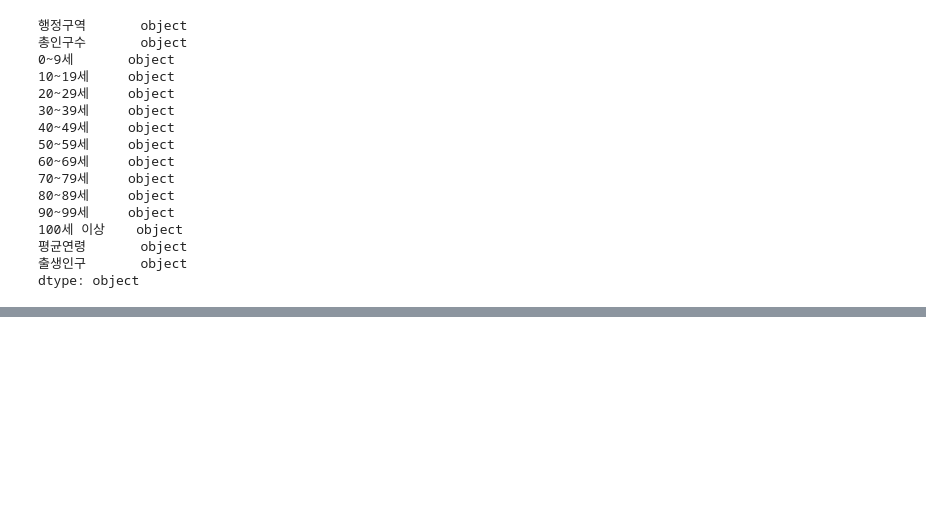
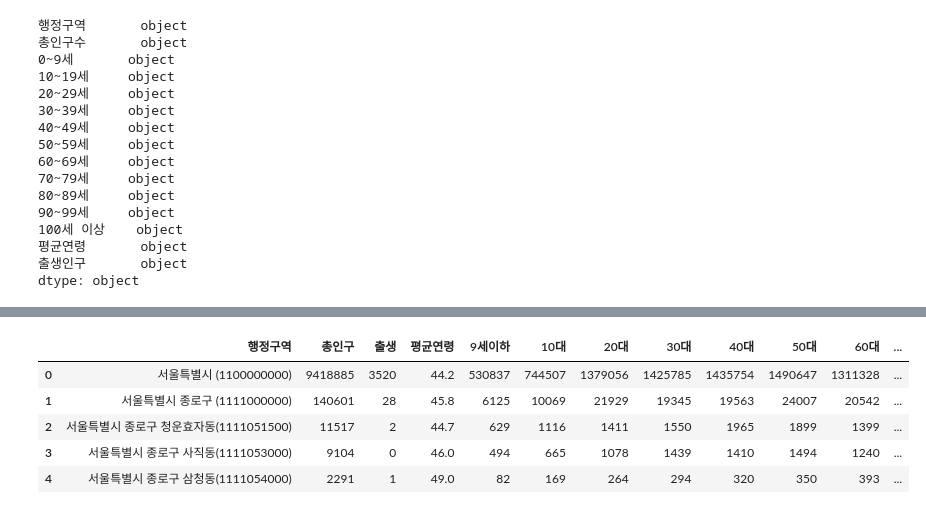
Before and after one commit to alexlee0318/Project_olive_index, a Jupyter notebook: data_ages_birth2.ipynb, the cells around one changed output, grey strips where cells are left out. Saved outputs shown, nothing was run; the diff lists cells and outputs as text; code cells hidden in the pictures; blank space fills up the shorter version.

```diff
--- a/data_ages_birth2.ipynb
+++ b/data_ages_birth2.ipynb
@@ -175,0 +171,4 @@ df[df['행정구역'].str.contains('전국')]
+# %%
+# 70~100세 컬럼 삭제
+df1.drop(df.columns[9:13], axis=1, inplace=True)
+df1.head(2)
@@ -175,0 +179,4 @@ df[df['행정구역'].str.contains('전국')]
+# %%
+# '70대 이상' 컬럼 위치 수정- insert, pop함수
+df1.insert(9, '70대 이상', df1.pop('70대 이상'))    # columns[9]가 되는 자리로 위치이동
+df1.head(2)
@@ -175,0 +203,4 @@ df[df['행정구역'].str.contains('전국')]
+# %%
+# tolist() 상태에서 컬럼 이름 재할당
+df1.columns = ['행정구역', '총인구','9세이하','10대','20대','30대','40대','50대','60대', '70대이상','평균연령','출생']
+df1.columns
@@ -175,0 +211,4 @@ df[df['행정구역'].str.contains('전국')]
+# %%
+# tolist() 상태에서 전체적인 컬럼 위치 바꿈(재할당)
+df2 = df1[['행정구역','총인구','출생','평균연령','9세이하','10대','20대','30대','40대','50대','60대','70대이상']]
+df2.head(2)
@@ -175,0 +262,9 @@ df[df['행정구역'].str.contains('전국')]
+# %%
+df2.head()
+# %% [output]
+|  | 행정구역 | 총인구 | 출생 | 평균연령 | 9세이하 | 10대 | 20대 | 30대 | 40대 | 50대 | 60대 | ... |
+| 0 | 서울특별시 (1100000000) | 9418885 | 3520 | 44.2 | 530837 | 744507 | 1379056 | 1425785 | 1435754 | 1490647 | 1311328 | ... |
+| 1 | 서울특별시 종로구 (1111000000) | 140601 | 28 | 45.8 | 6125 | 10069 | 21929 | 19345 | 19563 | 24007 | 20542 | ... |
+| 2 | 서울특별시 종로구 청운효자동(1111051500) | 11517 | 2 | 44.7 | 629 | 1116 | 1411 | 1550 | 1965 | 1899 | 1399 | ... |
+| 3 | 서울특별시 종로구 사직동(1111053000) | 9104 | 0 | 46.0 | 494 | 665 | 1078 | 1439 | 1410 | 1494 | 1240 | ... |
+| 4 | 서울특별시 종로구 삼청동(1111054000) | 2291 | 1 | 49.0 | 82 | 169 | 264 | 294 | 320 | 350 | 393 | ... |
```
Also changed, not shown: parts of 21 cells of this notebook, 1 other file.
